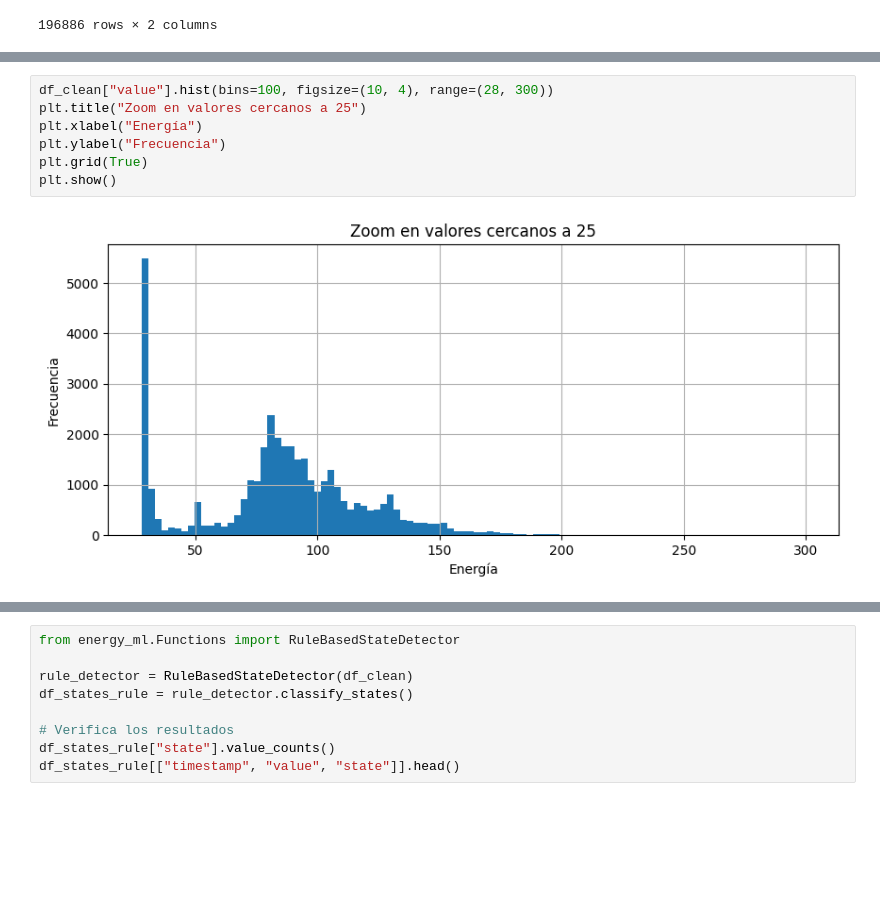
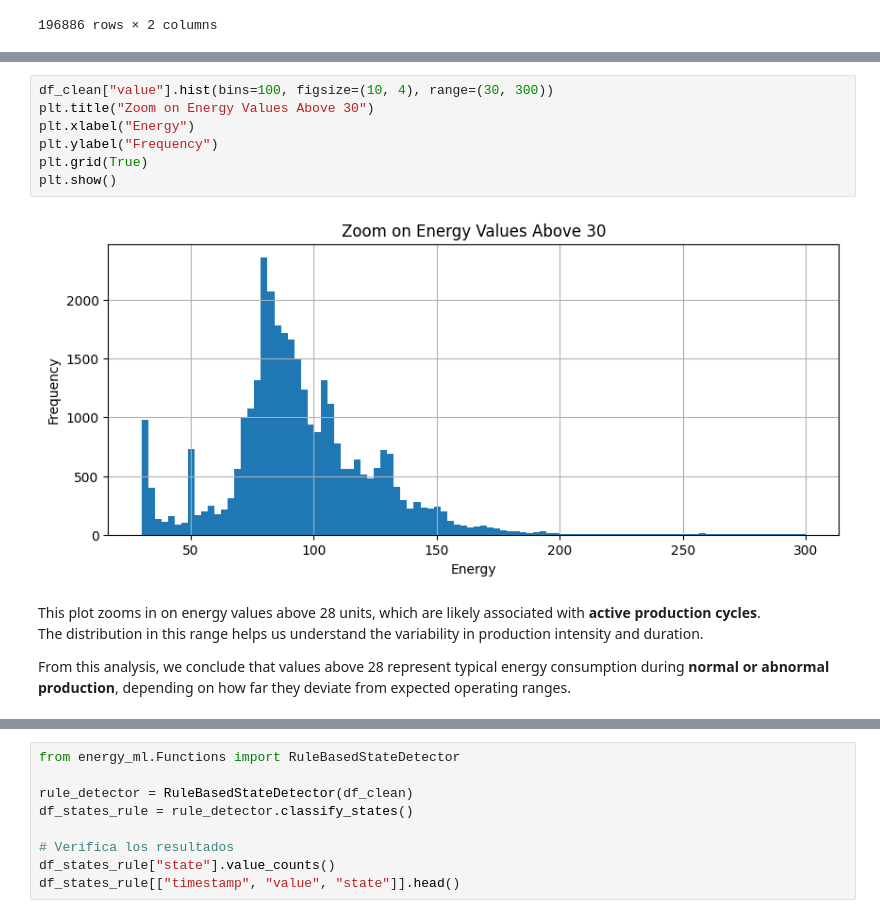
Before and after one commit to felipe97rg/energy_ml_project, a Jupyter notebook: energy_ml_project/notebooks/demo_workflow.ipynb, the cells around one changed output, grey strips where cells are left out. Drawn from its saved outputs; the diff is of its cells as text; blank space fills up the shorter version.

```diff
--- a/energy_ml_project/notebooks/demo_workflow.ipynb
+++ b/energy_ml_project/notebooks/demo_workflow.ipynb
@@ -130,12 +151,17 @@ plt.show()
 # %%
-df_clean["value"].hist(bins=100, figsize=(10, 4), range=(28, 300))
-plt.title("Zoom en valores cercanos a 25")
-plt.xlabel("Energía")
-plt.ylabel("Frecuencia")
+df_clean["value"].hist(bins=100, figsize=(10, 4), range=(30, 300))
+plt.title("Zoom on Energy Values Above 30")
+plt.xlabel("Energy")
+plt.ylabel("Frequency")
 plt.grid(True)
 plt.show()
 # %% [output]
-[figure, old version]
+[figure, new version]
+# %% [markdown]
+This plot zooms in on energy values above 28 units, which are likely associated with **active production cycles**.
+The distribution in this range helps us understand the variability in production intensity and duration.
+
+From this analysis, we conclude that values above 28 represent typical energy consumption during **normal or abnormal production**, depending on how far they deviate from expected operating ranges.
 # %%
 plt.figure(figsize=(12, 4))
 plt.boxplot(df_clean["value"], vert=False)
```
Also changed, not shown: parts of 35 cells of this notebook.
